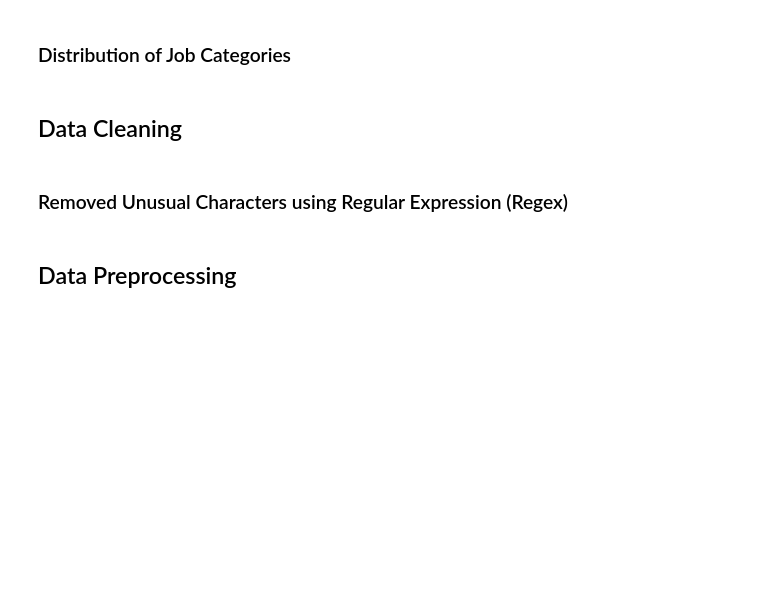
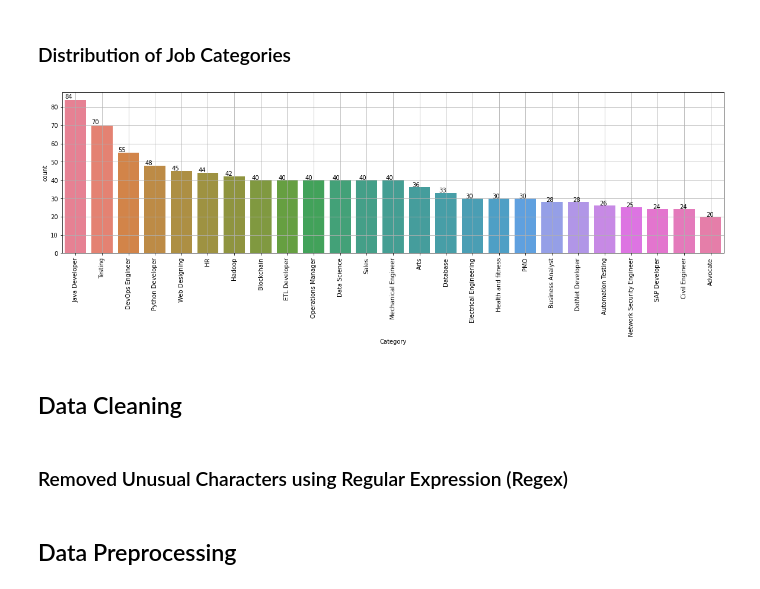
Before and after one commit to JLaw-TL/123, a Jupyter notebook: ibm_ai_prac_pjt.ipynb, the cells around one changed output. Cells and saved outputs as stored; diff of their text form; code cells hidden in the pictures; blank space fills up the shorter version.

Commit message:
Include new resume and ranking function v2

```diff
--- a/ibm_ai_prac_pjt.ipynb
+++ b/ibm_ai_prac_pjt.ipynb
@@ -92,5 +41,3 @@ jd_df.rename(columns = {'JD':'Resume'}, inplace=True)
-# %%
-df_resume = pd.concat([df_resume, jd_df], ignore_index=True)
 # %% [markdown]
 ## Exploratory Data Visualization
 # %% [markdown]
@@ -106,10 +76,12 @@ df_resume.sample(5)
 # %%
 plt.figure(figsize=(20,5))
 plt.xticks(rotation=90)
-ax=sns.countplot(x="Category", data=df_resume[:962], order=df_resume['Category'].value_counts().index, palette="husl")
+ax=sns.countplot(x="Category", data=df_resume, order=df_resume['Category'].value_counts().index, palette="husl")
 for p in ax.patches:
     ax.annotate(str(p.get_height()), (p.get_x() * 1.01 , p.get_height() * 1.01))
 plt.grid()
+# %% [output]
+[figure, added]
 # %% [markdown]
 ## Data Cleaning
 # %% [markdown]
```
Also changed, not shown: parts of 65 cells of this notebook, 12 other files.
